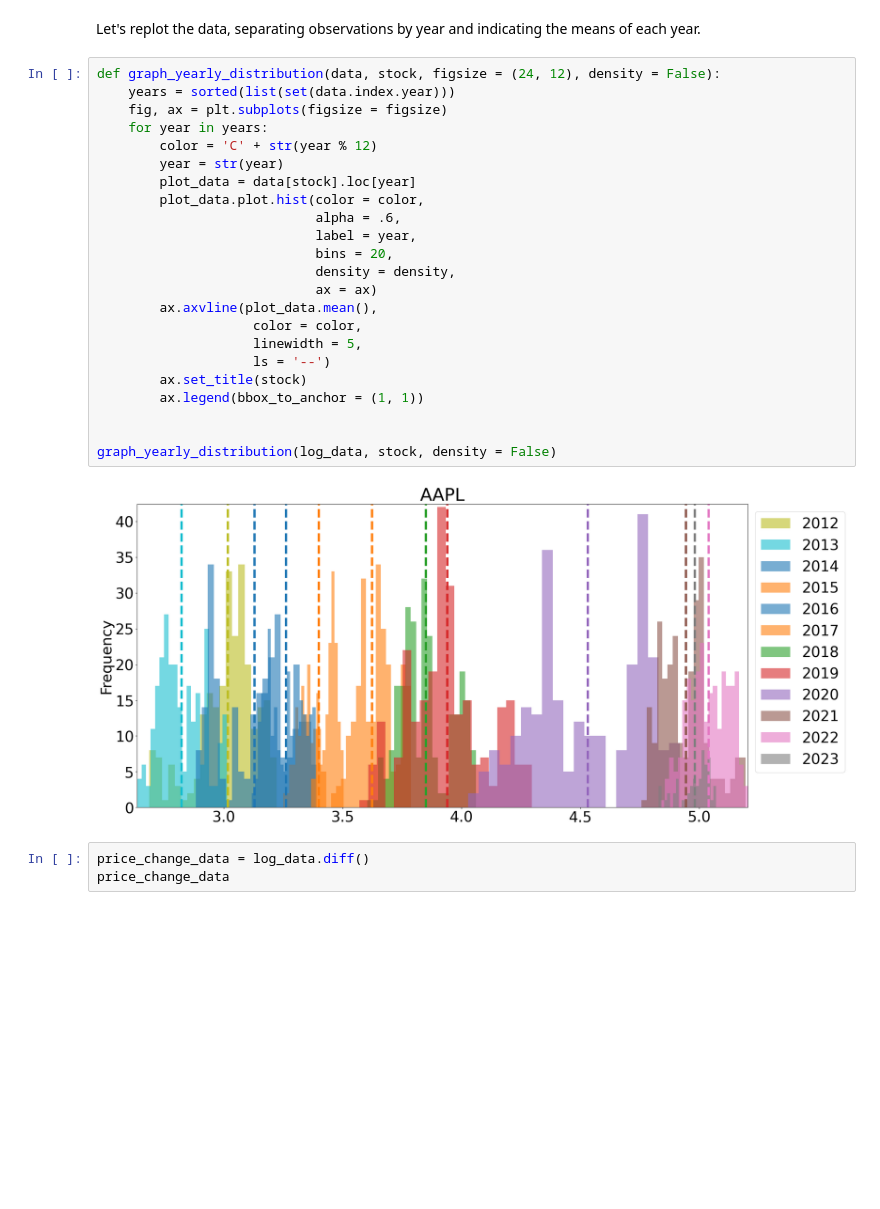
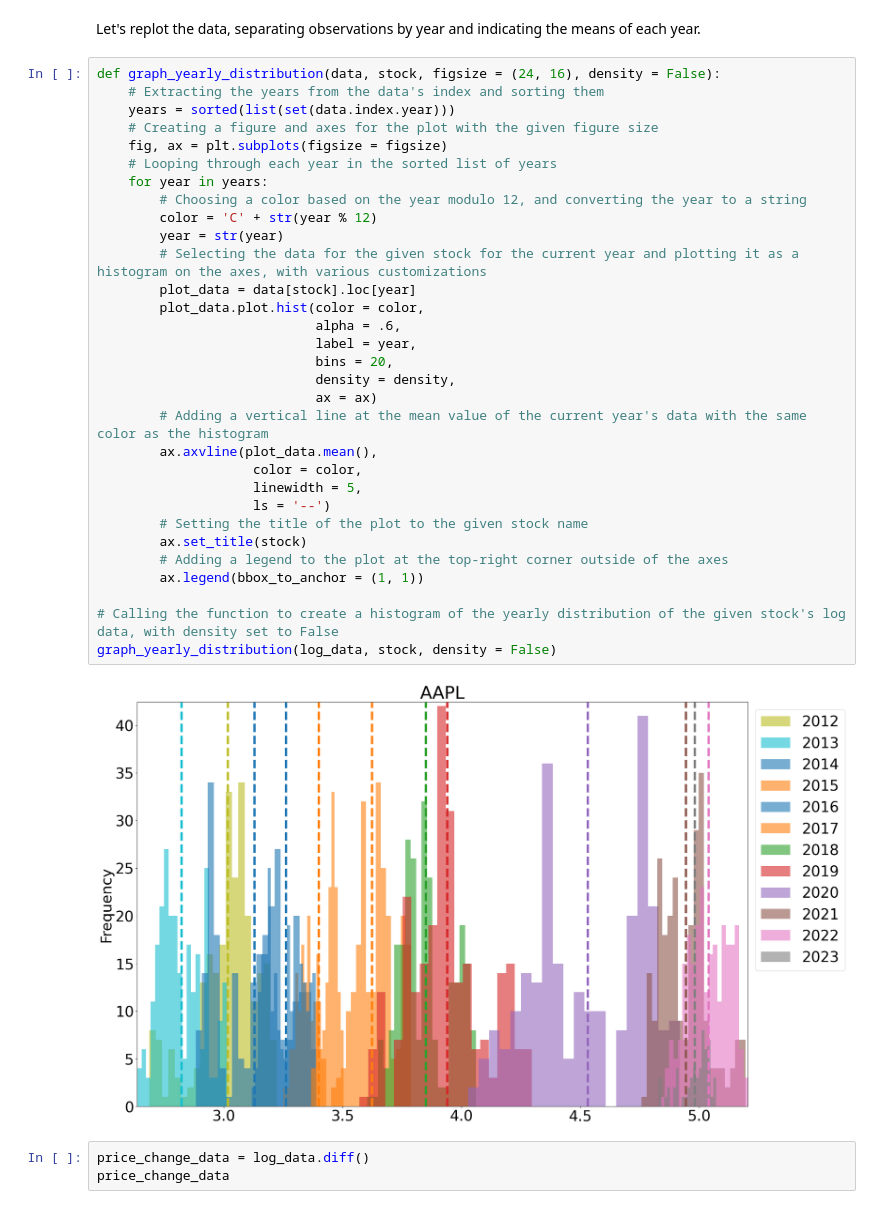
Before and after one commit to Tetteh96/ECON-611-Projects, a Jupyter notebook: Ch5/Project 7 - Ch5.ipynb, the cells around one changed output. Saved outputs shown, nothing was run; the diff lists cells and outputs as text; blank space fills up the shorter version.

```diff
--- a/Ch5/Project 7 - Ch5.ipynb
+++ b/Ch5/Project 7 - Ch5.ipynb
@@ -389,30 +439,38 @@ Text(0.5, 1.0, 'AAPL')
 # %% [markdown]
 Let's replot the data, separating observations by year and indicating the means of each year.
 # %%
-def graph_yearly_distribution(data, stock, figsize = (24, 12), density = False):
+def graph_yearly_distribution(data, stock, figsize = (24, 16), density = False):
+    # Extracting the years from the data's index and sorting them
     years = sorted(list(set(data.index.year)))
+    # Creating a figure and axes for the plot with the given figure size
     fig, ax = plt.subplots(figsize = figsize)
+    # Looping through each year in the sorted list of years
     for year in years:
+        # Choosing a color based on the year modulo 12, and converting the year to a string
         color = 'C' + str(year % 12)
         year = str(year)
+        # Selecting the data for the given stock for the current year and plotting it as a histogram on the axes, with various customizations
         plot_data = data[stock].loc[year]
         plot_data.plot.hist(color = color,
                             alpha = .6,
                             label = year,
                             bins = 20,
                             density = density,
                             ax = ax)
+        # Adding a vertical line at the mean value of the current year's data with the same color as the histogram
         ax.axvline(plot_data.mean(),
                     color = color,
                     linewidth = 5,
                     ls = '--')
+        # Setting the title of the plot to the given stock name
         ax.set_title(stock)
+        # Adding a legend to the plot at the top-right corner outside of the axes
         ax.legend(bbox_to_anchor = (1, 1))
 
-
+# Calling the function to create a histogram of the yearly distribution of the given stock's log data, with density set to False
 graph_yearly_distribution(log_data, stock, density = False)
 # %% [output]
-[figure, old version]
+[figure, new version]
 # %%
 price_change_data = log_data.diff()
 price_change_data
```
Also changed, not shown: parts of 11 cells of this notebook.
